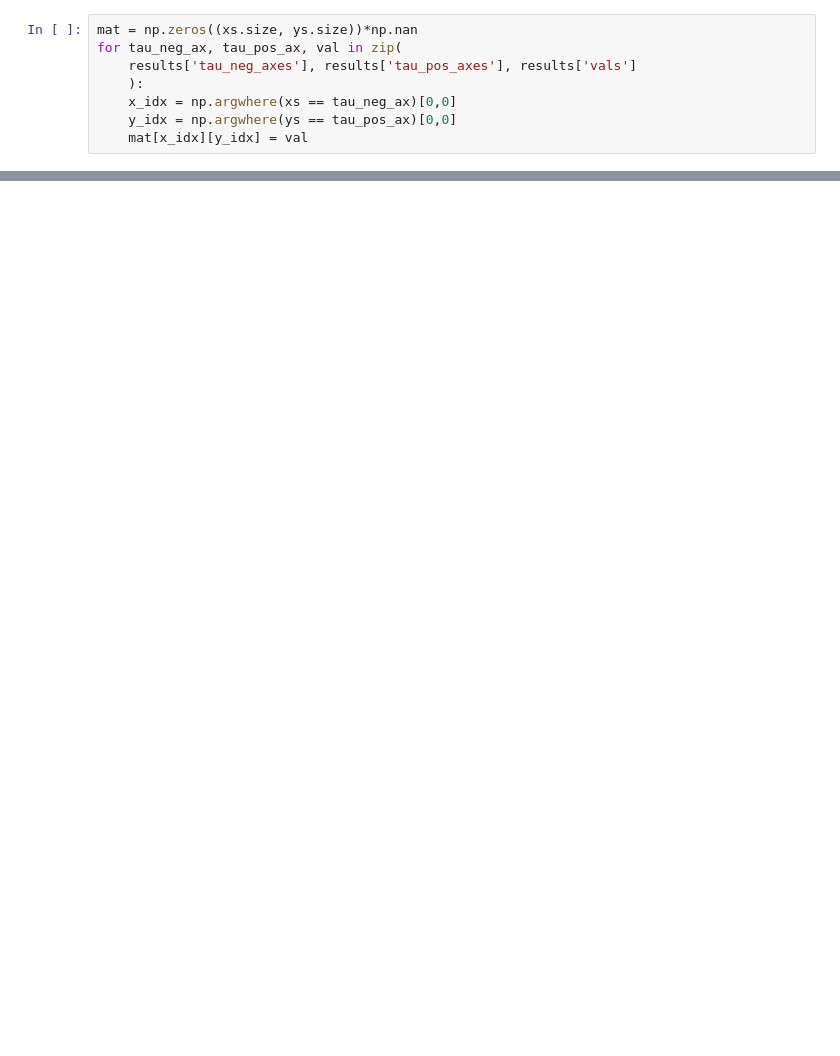
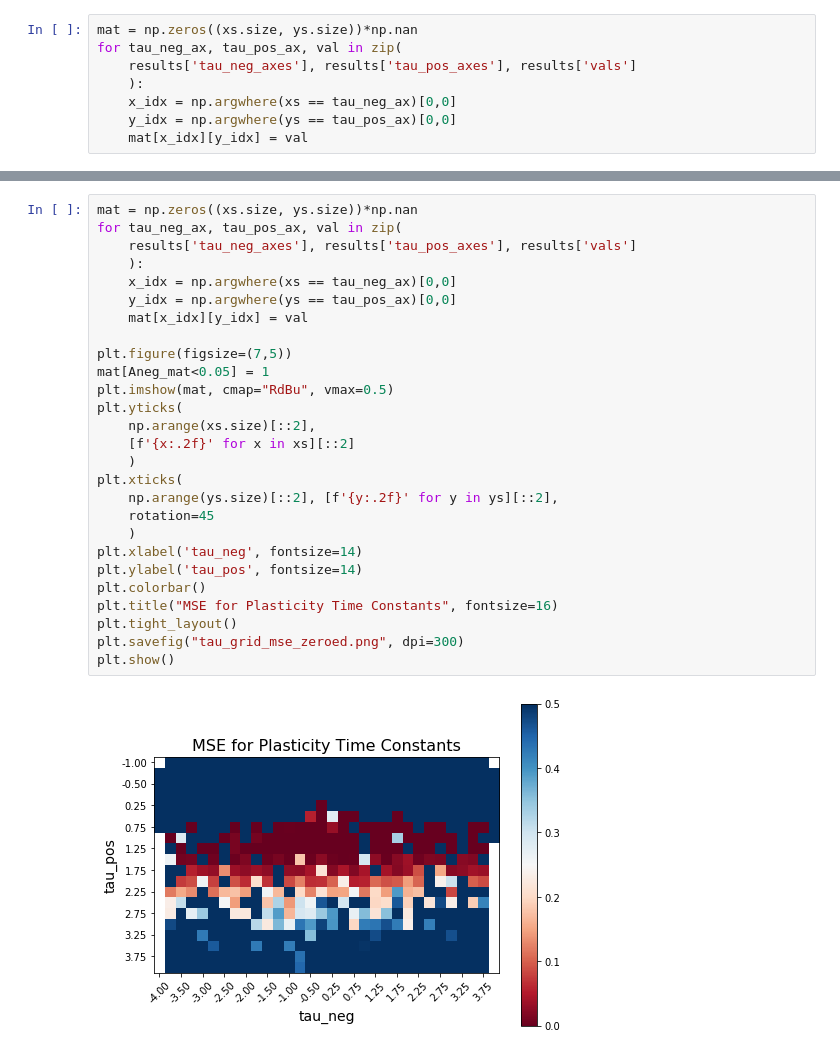
Before and after one commit to chingf/sr-project, a Jupyter notebook: notebooks/06-tau-grids.ipynb, the cells around one changed output, grey strips where cells are left out. Cells and saved outputs as stored; diff of their text form; blank space fills up the shorter version.

```diff
--- a/notebooks/06-tau-grids.ipynb
+++ b/notebooks/06-tau-grids.ipynb
@@ -109,0 +154,29 @@ plt.show()
+# %%
+mat = np.zeros((xs.size, ys.size))*np.nan
+for tau_neg_ax, tau_pos_ax, val in zip(
+    results['tau_neg_axes'], results['tau_pos_axes'], results['vals']
+    ):
+    x_idx = np.argwhere(xs == tau_neg_ax)[0,0]
+    y_idx = np.argwhere(ys == tau_pos_ax)[0,0]
+    mat[x_idx][y_idx] = val
+
+plt.figure(figsize=(7,5))
+mat[Aneg_mat<0.05] = 1
+plt.imshow(mat, cmap="RdBu", vmax=0.5)
+plt.yticks(
+    np.arange(xs.size)[::2],
+    [f'{x:.2f}' for x in xs][::2]
+    )
+plt.xticks(
+    np.arange(ys.size)[::2], [f'{y:.2f}' for y in ys][::2],
+    rotation=45
+    )
+plt.xlabel('tau_neg', fontsize=14)
+plt.ylabel('tau_pos', fontsize=14)
+plt.colorbar()
+plt.title("MSE for Plasticity Time Constants", fontsize=16)
+plt.tight_layout()
+plt.savefig("tau_grid_mse_zeroed.png", dpi=300)
+plt.show()
+# %% [output]
+[figure, added]
```
Also changed, not shown: parts of 6 cells of this notebook, 4 other files.
